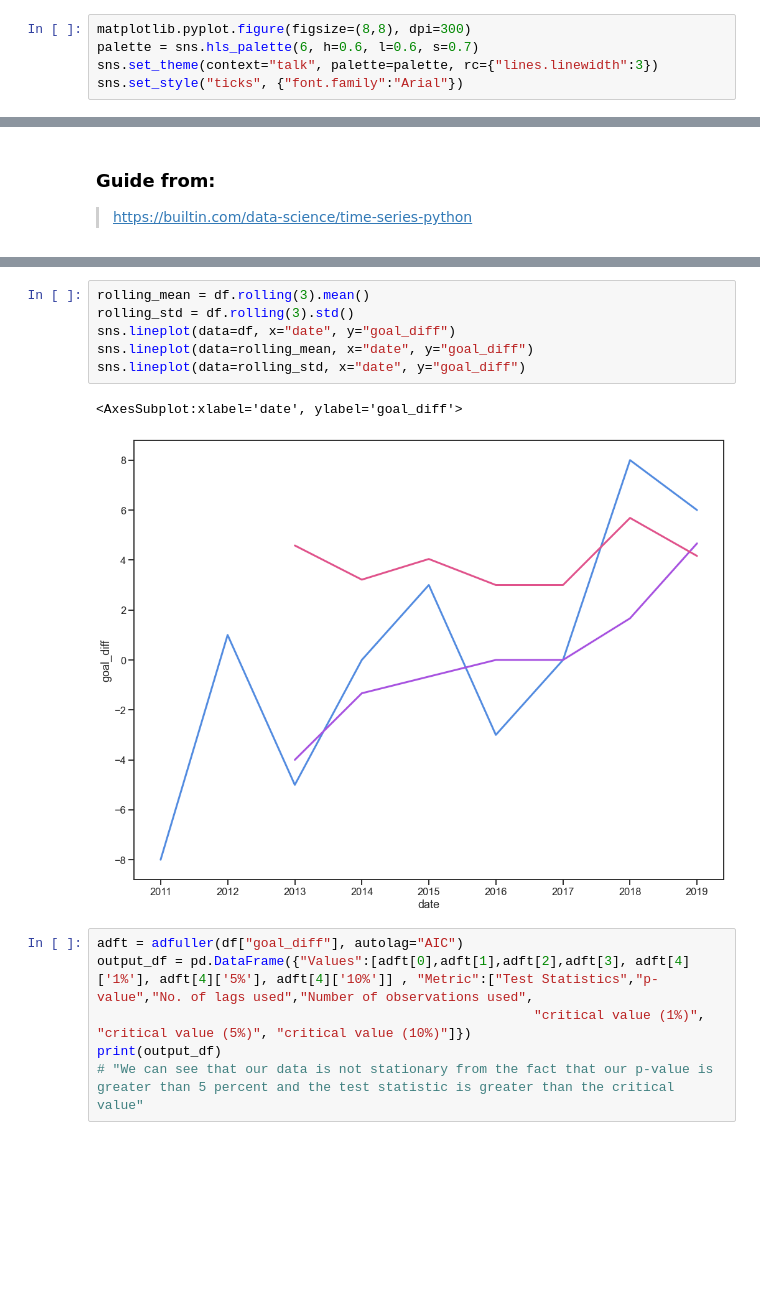
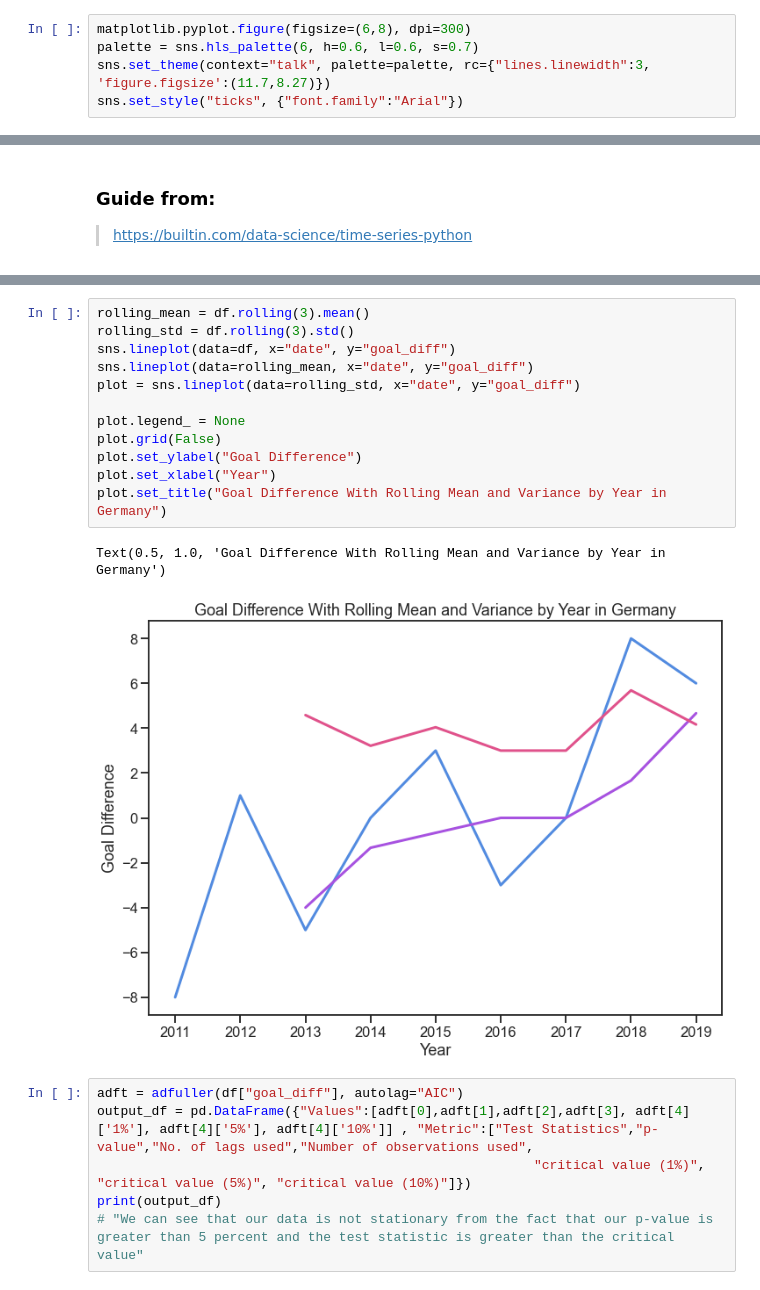
Before and after one commit to silva-nick/cs216-final, a Jupyter notebook: Central.ipynb, the cells around one changed output, grey strips where cells are left out. Drawn from its saved outputs; the diff is of its cells as text; blank space fills up the shorter version.

```diff
--- a/Central.ipynb
+++ b/Central.ipynb
@@ -12,8 +12,8 @@ from pmdarima.arima import auto_arima
 results = pd.read_csv('results.csv', parse_dates=['date'])
 shootouts = pd.read_csv('shootouts.csv', parse_dates=['date'])
 # %%
-matplotlib.pyplot.figure(figsize=(8,8), dpi=300)
+matplotlib.pyplot.figure(figsize=(6,8), dpi=300)
 palette = sns.hls_palette(6, h=0.6, l=0.6, s=0.7)
-sns.set_theme(context="talk", palette=palette, rc={"lines.linewidth":3})
+sns.set_theme(context="talk", palette=palette, rc={"lines.linewidth":3, 'figure.figsize':(11.7,8.27)})
 sns.set_style("ticks", {"font.family":"Arial"})
 # %% [output]
@@ -516,12 +543,18 @@ line.grid(False)
 # %%
 rolling_mean = df.rolling(3).mean()
 rolling_std = df.rolling(3).std()
 sns.lineplot(data=df, x="date", y="goal_diff")
 sns.lineplot(data=rolling_mean, x="date", y="goal_diff")
-sns.lineplot(data=rolling_std, x="date", y="goal_diff")
+plot = sns.lineplot(data=rolling_std, x="date", y="goal_diff")
+
+plot.legend_ = None
+plot.grid(False)
+plot.set_ylabel("Goal Difference")
+plot.set_xlabel("Year")
+plot.set_title("Goal Difference With Rolling Mean and Variance by Year in Germany")
 # %% [output]
-<AxesSubplot:xlabel='date', ylabel='goal_diff'>
+Text(0.5, 1.0, 'Goal Difference With Rolling Mean and Variance by Year in Germany')
-[figure, old version]
+[figure, new version]
 # %%
 adft = adfuller(df["goal_diff"], autolag="AIC")
 output_df = pd.DataFrame({"Values":[adft[0],adft[1],adft[2],adft[3], adft[4]['1%'], adft[4]['5%'], adft[4]['10%']] , "Metric":["Test Statistics","p-value","No. of lags used","Number of observations used",
```
Also changed, not shown: parts of 18 cells of this notebook, 1 other file.
